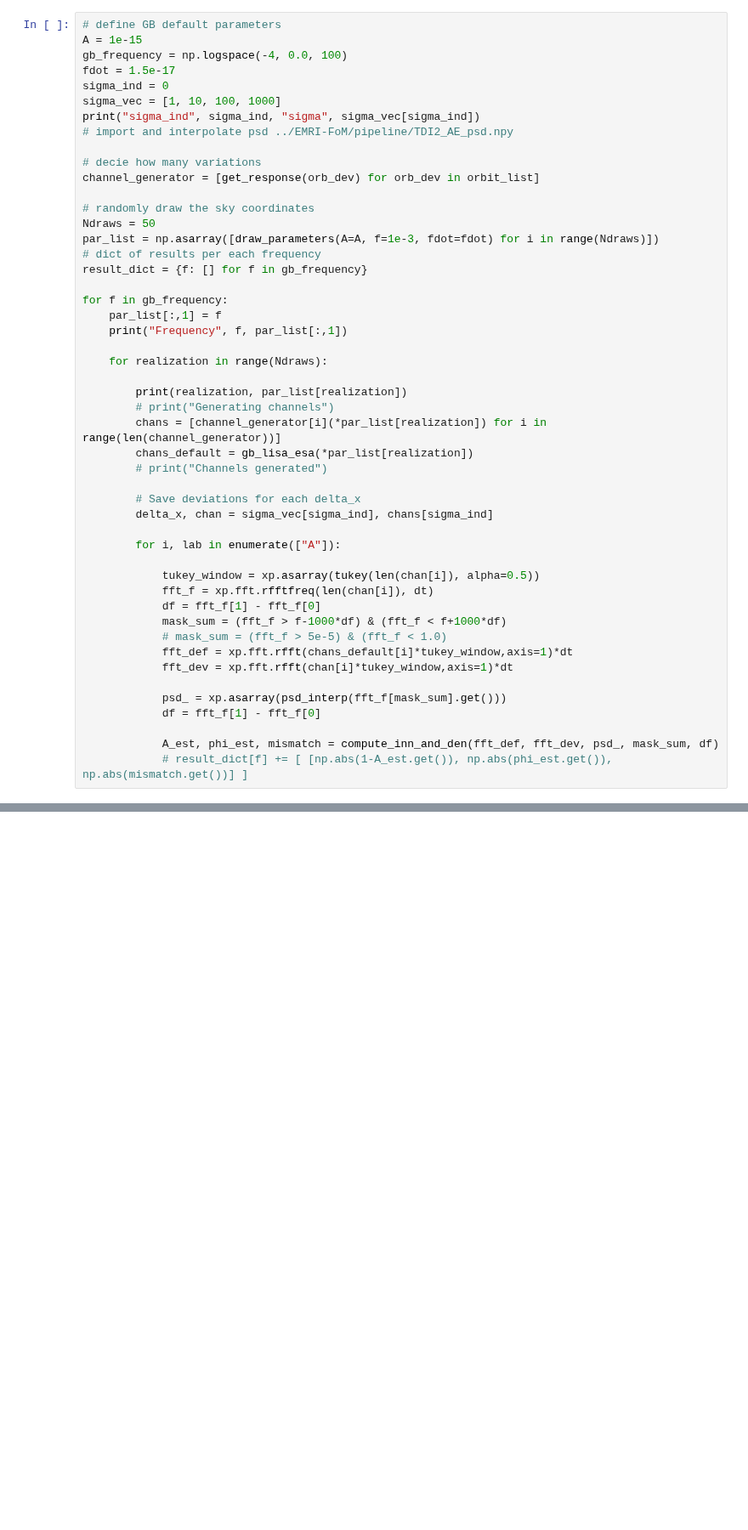
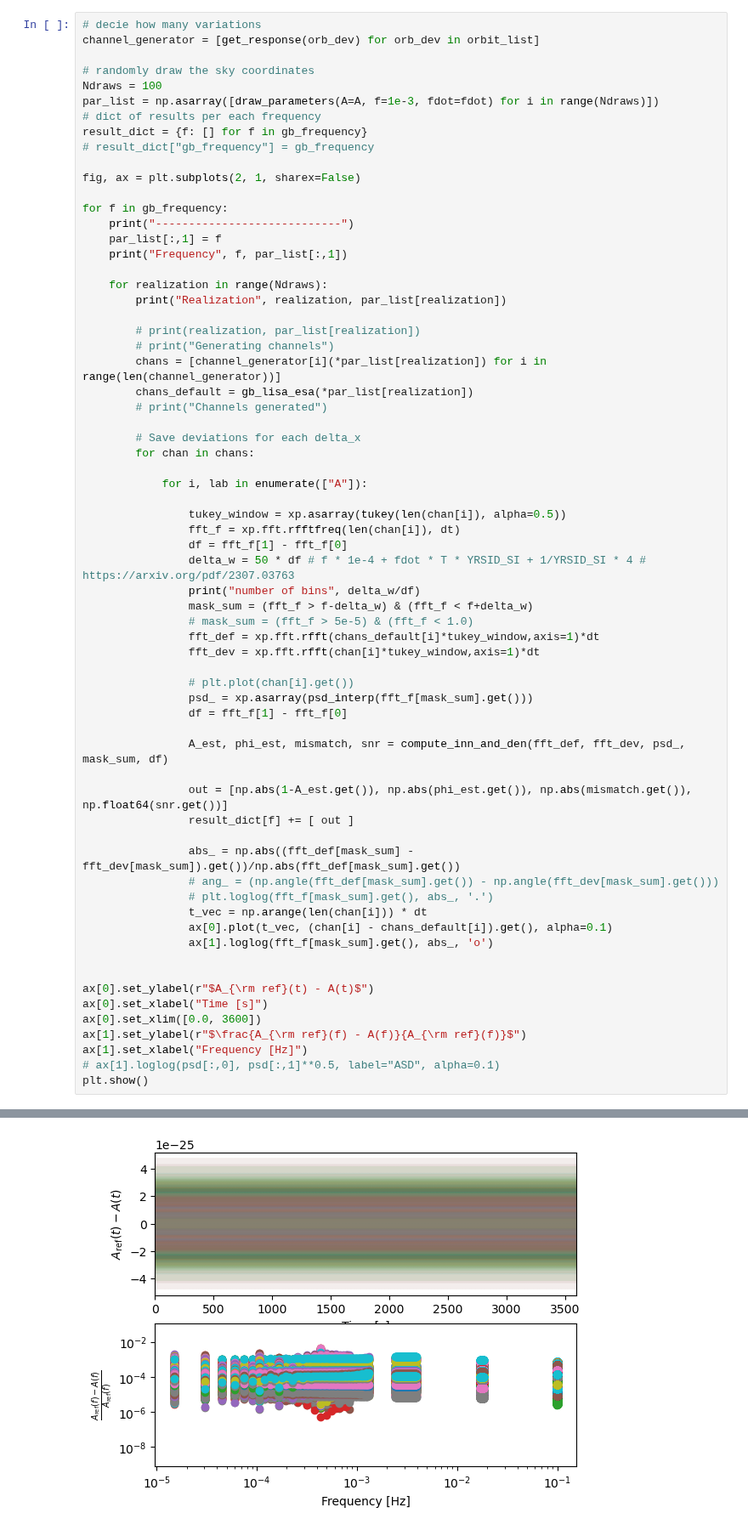
Before and after one commit to lorenzsp/ResponseRequirements, a Jupyter notebook: response_tutorial.ipynb, the cells around one changed output, grey strips where cells are left out. Shown at 85% size. Saved outputs shown, nothing was run; the diff lists cells and outputs as text; blank space fills up the shorter version.

```diff
--- a/response_tutorial.ipynb
+++ b/response_tutorial.ipynb
@@ -265,50 +492,67 @@ plt.loglog(ff,psd_interp(ff))
 # %%
-# define GB default parameters
-A = 1e-15
-gb_frequency = np.logspace(-4, 0.0, 100)
-fdot = 1.5e-17
-sigma_ind = 0
-sigma_vec = [1, 10, 100, 1000]
-print("sigma_ind", sigma_ind, "sigma", sigma_vec[sigma_ind])
-# import and interpolate psd ../EMRI-FoM/pipeline/TDI2_AE_psd.npy
-
 # decie how many variations
 channel_generator = [get_response(orb_dev) for orb_dev in orbit_list]
 
 # randomly draw the sky coordinates
-Ndraws = 50
+Ndraws = 100
 par_list = np.asarray([draw_parameters(A=A, f=1e-3, fdot=fdot) for i in range(Ndraws)])
 # dict of results per each frequency
 result_dict = {f: [] for f in gb_frequency}
+# result_dict["gb_frequency"] = gb_frequency
+
+fig, ax = plt.subplots(2, 1, sharex=False)
 
 for f in gb_frequency:
+    print("----------------------------")
     par_list[:,1] = f
     print("Frequency", f, par_list[:,1])
 
     for realization in range(Ndraws):
+        print("Realization", realization, par_list[realization])
 
-        print(realization, par_list[realization])
+        # print(realization, par_list[realization])
         # print("Generating channels")
         chans = [channel_generator[i](*par_list[realization]) for i in range(len(channel_generator))]
         chans_default = gb_lisa_esa(*par_list[realization])
         # print("Channels generated")
 
         # Save deviations for each delta_x
-        delta_x, chan = sigma_vec[sigma_ind], chans[sigma_ind]
+        for chan in chans:
 
-        for i, lab in enumerate(["A"]):
+            for i, lab in enumerate(["A"]):
 
-            tukey_window = xp.asarray(tukey(len(chan[i]), alpha=0.5))
-            fft_f = xp.fft.rfftfreq(len(chan[i]), dt)
-            df = fft_f[1] - fft_f[0]
-            mask_sum = (fft_f > f-1000*df) & (fft_f < f+1000*df)
-            # mask_sum = (fft_f > 5e-5) & (fft_f < 1.0)
-            fft_def = xp.fft.rfft(chans_default[i]*tukey_window,axis=1)*dt
-            fft_dev = xp.fft.rfft(chan[i]*tukey_window,axis=1)*dt
+                tukey_window = xp.asarray(tukey(len(chan[i]), alpha=0.5))
+                fft_f = xp.fft.rfftfreq(len(chan[i]), dt)
+                df = fft_f[1] - fft_f[0]
+                delta_w = 50 * df # f * 1e-4 + fdot * T * YRSID_SI + 1/YRSID_SI * 4 # https://arxiv.org/pdf/2307.03763
+                print("number of bins", delta_w/df)
+                mask_sum = (fft_f > f-delta_w) & (fft_f < f+delta_w)
+                # mask_sum = (fft_f > 5e-5) & (fft_f < 1.0)
+                fft_def = xp.fft.rfft(chans_default[i]*tukey_window,axis=1)*dt
+                fft_dev = xp.fft.rfft(chan[i]*tukey_window,axis=1)*dt
 
-            psd_ = xp.asarray(psd_interp(fft_f[mask_sum].get()))
-            df = fft_f[1] - fft_f[0]
+                # plt.plot(chan[i].get())
+                psd_ = xp.asarray(psd_interp(fft_f[mask_sum].get()))
+                df = fft_f[1] - fft_f[0]
 
-            A_est, phi_est, mismatch = compute_inn_and_den(fft_def, fft_dev, psd_, mask_sum, df)
-            # result_dict[f] += [ [np.abs(1-A_est.get()), np.abs(phi_est.get()), np.abs(mismatch.get())] ]
+                A_est, phi_est, mismatch, snr = compute_inn_and_den(fft_def, fft_dev, psd_, mask_sum, df)
+
+                out = [np.abs(1-A_est.get()), np.abs(phi_est.get()), np.abs(mismatch.get()), np.float64(snr.get())]
+                result_dict[f] += [ out ]
+
+                abs_ = np.abs((fft_def[mask_sum] - fft_dev[mask_sum]).get())/np.abs(fft_def[mask_sum].get())
+                # ang_ = (np.angle(fft_def[mask_sum].get()) - np.angle(fft_dev[mask_sum].get()))
+                # plt.loglog(fft_f[mask_sum].get(), abs_, '.')
+                t_vec = np.arange(len(chan[i])) * dt
+                ax[0].plot(t_vec, (chan[i] - chans_default[i]).get(), alpha=0.1)
+                ax[1].loglog(fft_f[mask_sum].get(), abs_, 'o')
+
+
+ax[0].set_ylabel(r"$A_{\rm ref}(t) - A(t)$")
+ax[0].set_xlabel("Time [s]")
+ax[0].set_xlim([0.0, 3600])
+ax[1].set_ylabel(r"$\frac{A_{\rm ref}(f) - A(f)}{A_{\rm ref}(f)}$")
+ax[1].set_xlabel("Frequency [Hz]")
+# ax[1].loglog(psd[:,0], psd[:,1]**0.5, label="ASD", alpha=0.1)
+plt.show()
 # %% [output]
@@ -332,2 +589,3 @@ estimated A and phi 0.9999799254584688 -2.023081908110425e-06
+[figure, added]
 # %%
 import json
```
Also changed, not shown: parts of 19 cells of this notebook.
